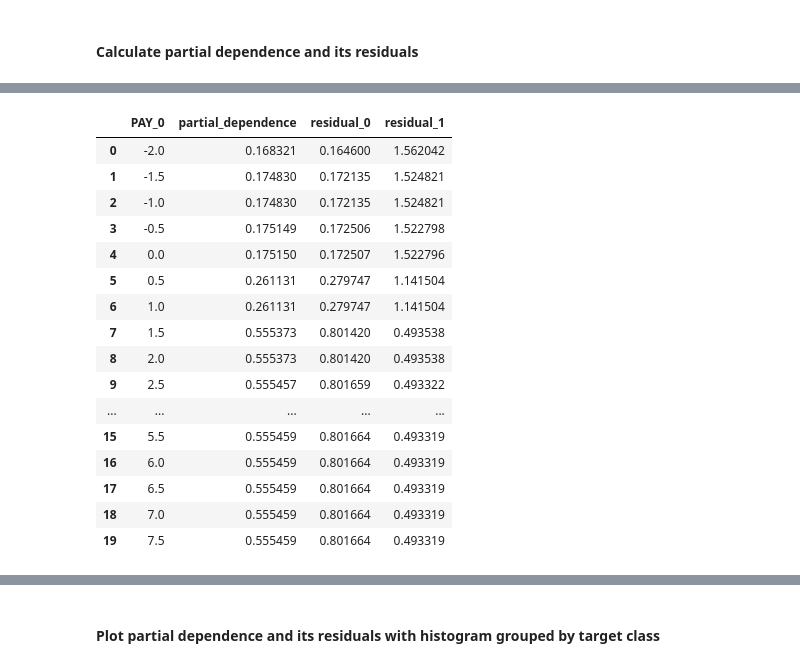
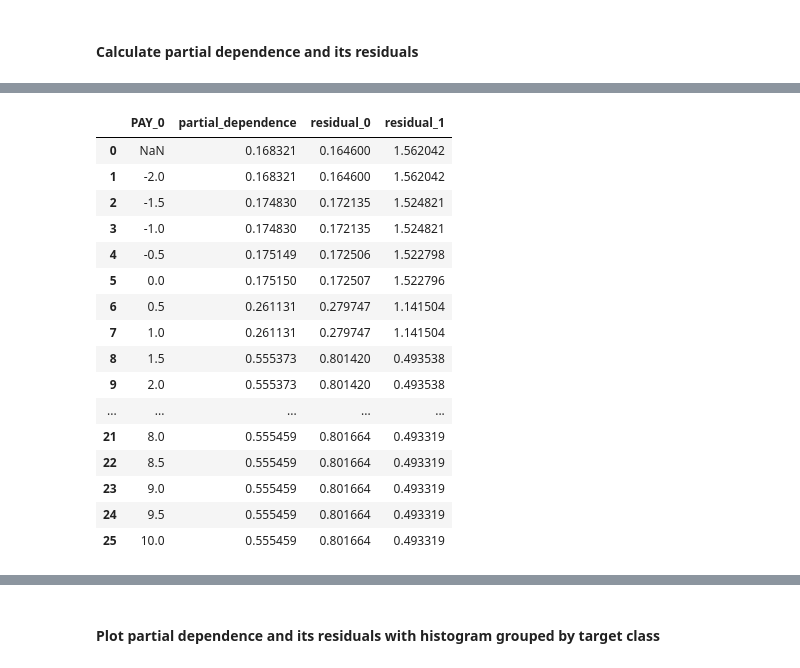
Before and after one commit to jphall663/interpretable_machine_learning_with_python, a Jupyter notebook: debugging_sens_analysis_redux.ipynb, the cells around one changed output, grey strips where cells are left out. Saved outputs shown, nothing was run; the diff lists cells and outputs as text; code cells hidden in the pictures.

```diff
--- a/debugging_sens_analysis_redux.ipynb
+++ b/debugging_sens_analysis_redux.ipynb
@@ -183,7 +185,7 @@ base_y = train[y].mean()
 params = {
     'objective': 'binary:logistic',             # produces 0-1 probabilities for binary classification
     'booster': 'gbtree',                        # base learner will be decision tree
-    'eval_metric': 'logloss',                   # stop training based on
+    'eval_metric': 'auc',                       # stop training based on
     'eta': 0.08,                                # learning rate
     'subsample': 0.9,                           # use 90% of rows in each decision tree
     'colsample_bytree': 0.9,                    # use 90% of columns in each decision tree
@@ -276,16 +224,0 @@ test_yhat_sorted.head()
-# %%
-# init explainer object for access to explainer.expected_value() function below
-explainer = shap.TreeExplainer(xgb_model, test_yhat[X], feature_dependence='independent', model_output='logloss')
-
-# load if pre-calculated
-if os.path.isfile('shap_error_values.csv'):
-
-    shap_values = np.loadtxt('shap_error_values.csv', delimiter=',') # load
-    print('Pre-calculated Shapley values loaded from disk.')         # print confirmation
-
-# else, calculate
-else:
-
-    xgb_model.set_attr(objective='binary:logistic')
-    shap_values = explainer.shap_values(test_yhat[X], y=test_yhat[y])  # long step (hours!)
-    np.savetxt('shap_error_values.csv', shap_values, delimiter=',')    # save for immediate reuse later
@@ -390,3 +321,6 @@ def par_dep(xs, frame, model, y=None, resid=False, abs_=False, resolution=20, bi
     return return_frame
 # %% [markdown]
 #### Calculate partial dependence and its residuals
+# %%
+bins = [np.nan, -2.0, -1.5, -1.0, -0.5, 0.0, 0.5, 1.0, 1.5, 2.0, 2.5, 3.0, 3.5, 4.0, 4.5, 5.0, 5.5, 6.0, 6.5, 7.0, 7.5, 8.0, 8.5, 9.0, 9.5, 10.0]
+bins
@@ -393,26 +345,26 @@ def par_dep(xs, frame, model, y=None, resid=False, abs_=False, resolution=20, bi
 # %%
-pardep_PAY_0 = par_dep('PAY_0', test[X], xgb_model)
+pardep_PAY_0 = par_dep('PAY_0', test[X], xgb_model, bins=bins)
 bins = list(pardep_PAY_0['PAY_0'])
 
-pardep_PAY_0['residual_0'] = par_dep('PAY_0', test.loc[test[y] == 0, X + [y]], xgb_model, y=y, resid=True)['residual']
-pardep_PAY_0['residual_1'] = par_dep('PAY_0', test.loc[test[y] == 1, X + [y]], xgb_model, y=y, resid=True)['residual']
+pardep_PAY_0['residual_0'] = par_dep('PAY_0', test.loc[test[y] == 0, X + [y]], xgb_model, y=y, resid=True, bins=bins)['residual']
+pardep_PAY_0['residual_1'] = par_dep('PAY_0', test.loc[test[y] == 1, X + [y]], xgb_model, y=y, resid=True, bins=bins)['residual']
 
 pardep_PAY_0
 # %% [output]
 |  | PAY_0 | partial_dependence | residual_0 | residual_1 |
-| 0 | -2.0 | 0.168321 | 0.164600 | 1.562042 |
-| 1 | -1.5 | 0.174830 | 0.172135 | 1.524821 |
-| 2 | -1.0 | 0.174830 | 0.172135 | 1.524821 |
-| 3 | -0.5 | 0.175149 | 0.172506 | 1.522798 |
-| 4 | 0.0 | 0.175150 | 0.172507 | 1.522796 |
-| 5 | 0.5 | 0.261131 | 0.279747 | 1.141504 |
-| 6 | 1.0 | 0.261131 | 0.279747 | 1.141504 |
-| 7 | 1.5 | 0.555373 | 0.801420 | 0.493538 |
-| 8 | 2.0 | 0.555373 | 0.801420 | 0.493538 |
-| 9 | 2.5 | 0.555457 | 0.801659 | 0.493322 |
+| 0 | NaN | 0.168321 | 0.164600 | 1.562042 |
+| 1 | -2.0 | 0.168321 | 0.164600 | 1.562042 |
+| 2 | -1.5 | 0.174830 | 0.172135 | 1.524821 |
+| 3 | -1.0 | 0.174830 | 0.172135 | 1.524821 |
+| 4 | -0.5 | 0.175149 | 0.172506 | 1.522798 |
+| 5 | 0.0 | 0.175150 | 0.172507 | 1.522796 |
+| 6 | 0.5 | 0.261131 | 0.279747 | 1.141504 |
+| 7 | 1.0 | 0.261131 | 0.279747 | 1.141504 |
+| 8 | 1.5 | 0.555373 | 0.801420 | 0.493538 |
+| 9 | 2.0 | 0.555373 | 0.801420 | 0.493538 |
 | ... | ... | ... | ... | ... |
-| 15 | 5.5 | 0.555459 | 0.801664 | 0.493319 |
-| 16 | 6.0 | 0.555459 | 0.801664 | 0.493319 |
-| 17 | 6.5 | 0.555459 | 0.801664 | 0.493319 |
-| 18 | 7.0 | 0.555459 | 0.801664 | 0.493319 |
-| 19 | 7.5 | 0.555459 | 0.801664 | 0.493319 |
+| 21 | 8.0 | 0.555459 | 0.801664 | 0.493319 |
+| 22 | 8.5 | 0.555459 | 0.801664 | 0.493319 |
+| 23 | 9.0 | 0.555459 | 0.801664 | 0.493319 |
+| 24 | 9.5 | 0.555459 | 0.801664 | 0.493319 |
+| 25 | 10.0 | 0.555459 | 0.801664 | 0.493319 |
```
Also changed, not shown: parts of 53 cells of this notebook, 1 other file.
